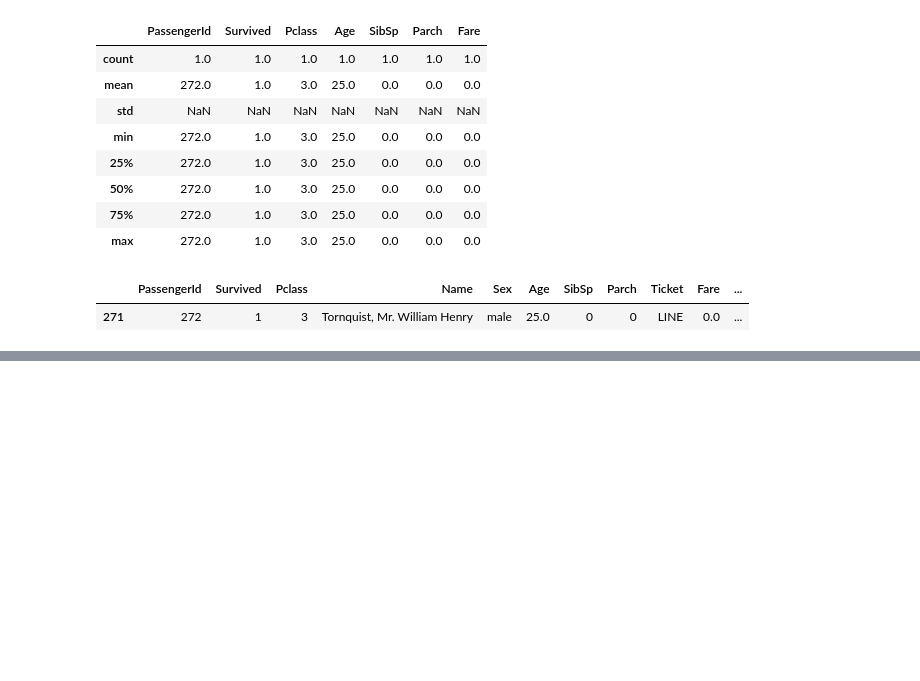
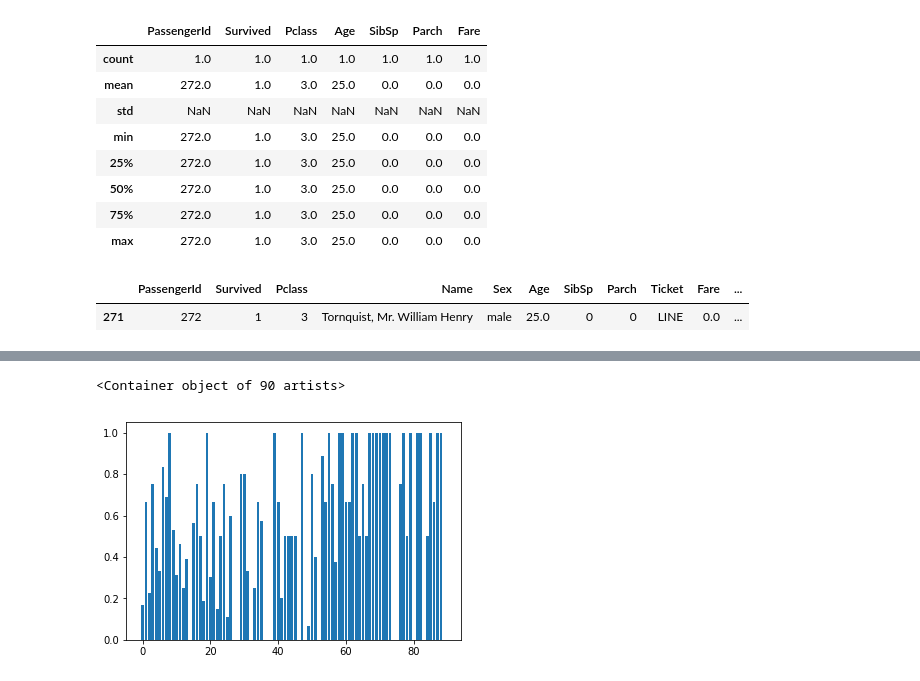
Before and after one commit to JSitter/DS-1-Data-Analysis, a Jupyter notebook: Titanic Story.ipynb, the cells around one changed output, grey strips where cells are left out. Drawn from its saved outputs; the diff is of its cells as text; code cells hidden in the pictures; blank space fills up the shorter version.

```diff
--- a/Titanic Story.ipynb
+++ b/Titanic Story.ipynb
@@ -71,0 +108,18 @@ array([[<matplotlib.axes._subplots.AxesSubplot object at 0x...>]], dtype=object)
+# %%
+#Find Survival Rate based on ticket price
+fare_mortality = dict()
+survived = dict(grp_fare)
+
+for key in dict(tot_ct):
+    #fare_mortality[key] = surv_list[key] / value
+    if key in survived:
+        #print(survived[key]/tot_ct[key])
+        fare_mortality[key] = survived[key]/tot_ct[key]
+    else:
+        #print(0)
+        fare_mortality[key] = 0.0
+#bar Chart
+plt.bar(range(len(fare_mortality)), fare_mortality.values(), align="center")
+# %% [output]
+<Container object of 90 artists>
+[figure, added]
```
Also changed, not shown: parts of 9 cells of this notebook.
